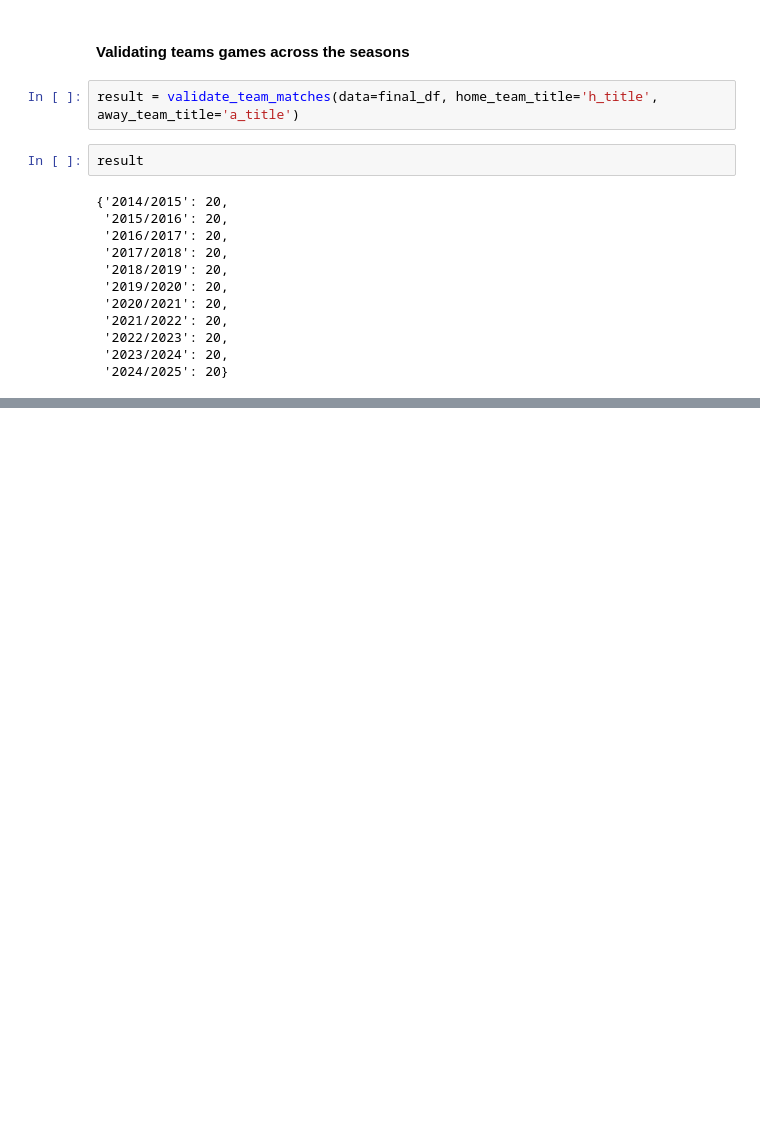
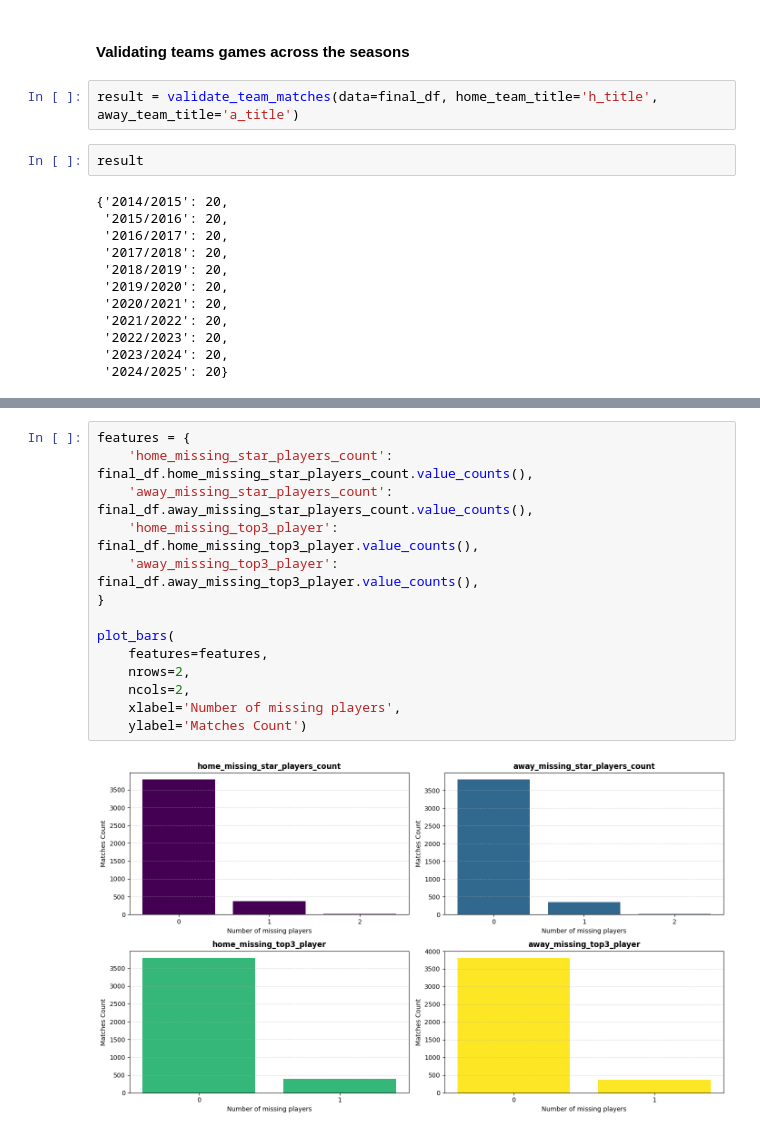
Before and after one commit to kvenov/Football_Betting_Analysis, a Jupyter notebook: notebooks/eda/03_eda.ipynb, the cells around one changed output, grey strips where cells are left out. Drawn from its saved outputs; the diff is of its cells as text; blank space fills up the shorter version.

```diff
--- a/notebooks/eda/03_eda.ipynb
+++ b/notebooks/eda/03_eda.ipynb
@@ -652,0 +537,16 @@ plt.show()
+# %%
+features = {
+    'home_missing_star_players_count': final_df.home_missing_star_players_count.value_counts(),
+    'away_missing_star_players_count': final_df.away_missing_star_players_count.value_counts(),
+    'home_missing_top3_player': final_df.home_missing_top3_player.value_counts(),
+    'away_missing_top3_player': final_df.away_missing_top3_player.value_counts(),
+}
+
+plot_bars(
+    features=features,
+    nrows=2,
+    ncols=2,
+    xlabel='Number of missing players',
+    ylabel='Matches Count')
+# %% [output]
+[figure, added]
```
Also changed, not shown: parts of 122 cells of this notebook.
